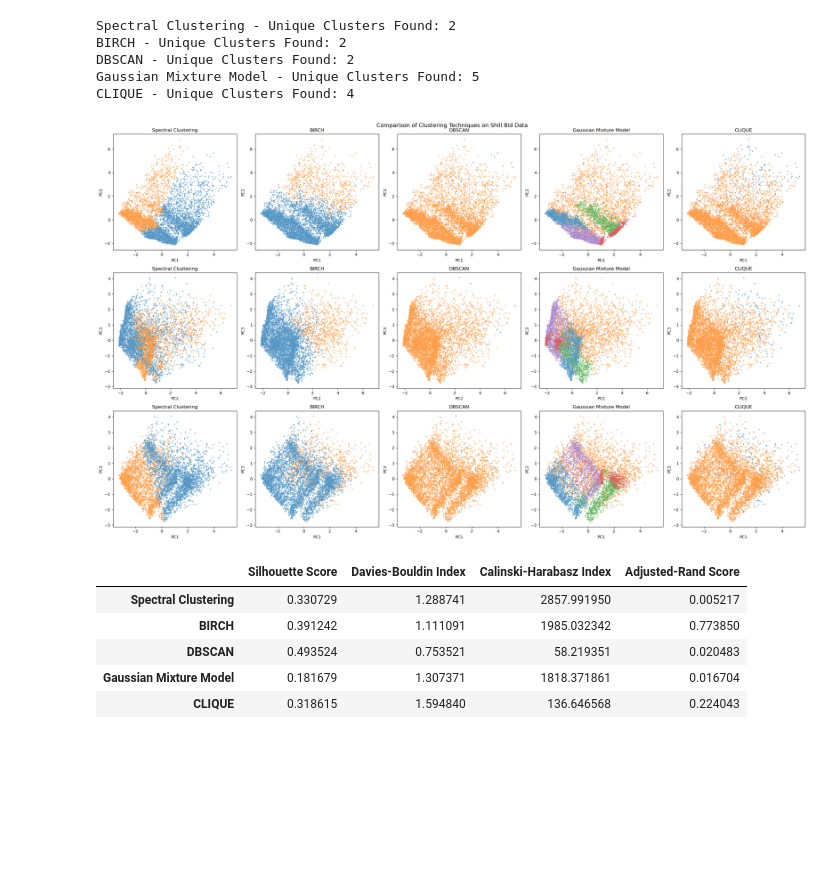
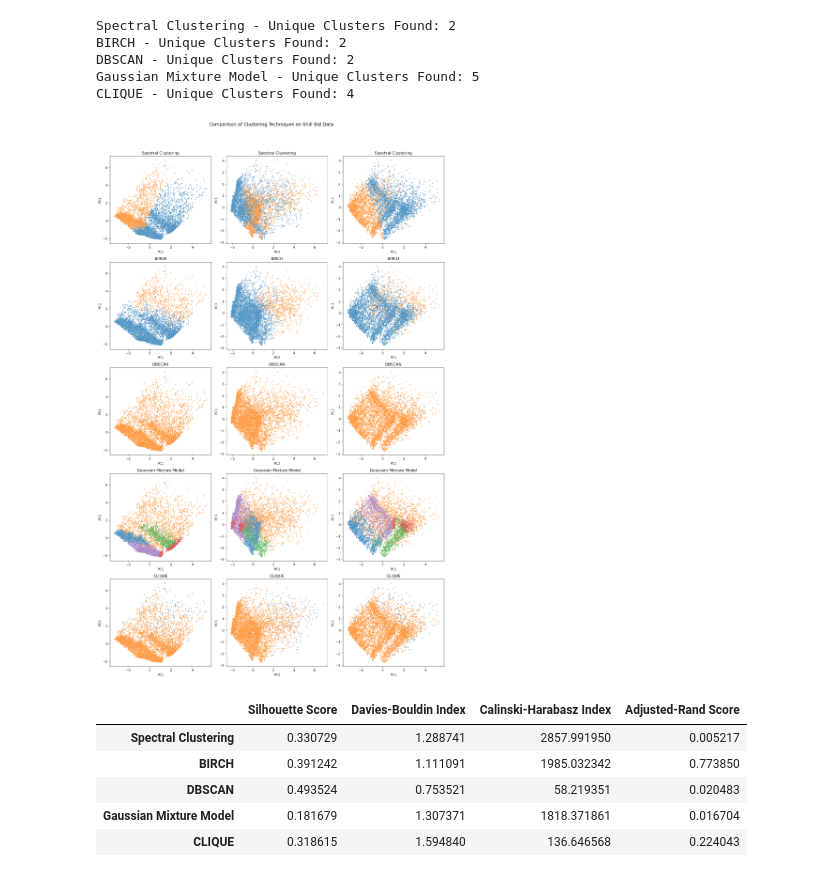
Before and after one commit to Jaee7777/UnsupML_group, a Jupyter notebook: src/ShillBidding.ipynb, the cells around one changed output. Saved outputs shown, nothing was run; the diff lists cells and outputs as text; code cells hidden in the pictures; blank space fills up the shorter version.

Commit message:
feat: add truth plots, reorder subplots for ease of copy pasting

```diff
--- a/src/ShillBidding.ipynb
+++ b/src/ShillBidding.ipynb
@@ -490,7 +490,7 @@ for name, labels in cluster_results.items():
 num_clusters = len(cluster_results)
 
 # Create subplots dynamically based on the number of clustering techniques
-fig, axes = plt.subplots(3, num_clusters, figsize=(5 * num_clusters, 15))
+fig, axes = plt.subplots(num_clusters, 3, figsize=(15, 5 * num_clusters))
 fig.suptitle("Comparison of Clustering Techniques on Shill Bid Data", fontsize=14)
 
 # If only one clustering method exists, make sure axes is iterable
@@ -519,40 +519,40 @@ for i, (name, labels) in enumerate(cluster_results.items()):
             y = df_pca_3d["PC3"]
             ylabel="PC3"
 
         else:
             x = df_pca_3d["PC1"]
             xlabel = "PC1"
 
             y = df_pca_3d["PC3"]
             ylabel="PC3"
 
         # Scatter plot for visualizing clustering on Recency vs Frequency
         sns.scatterplot(
             x=x,
             y=y,
 
             hue=labels,  # Color clusters by labels
             palette=palette,  # Use color palette based on unique labels
             alpha=0.7,  # Set transparency for better visibility
             s=8,  # Set point size
-            ax=axes[j, i]  # Assign plot to the respective subplot
+            ax=axes[i, j]  # Assign plot to the respective subplot
         )
 
         # Set plot title and axis labels
-        axes[j,i].set_title(f"{name}")
-        axes[j,i].set_xlabel(xlabel)
-        axes[j,i].set_ylabel(ylabel)
+        axes[i,j].set_title(f"{name}")
+        axes[i,j].set_xlabel(xlabel)
+        axes[i,j].set_ylabel(ylabel)
 
         # Remove legends from each subplot to avoid redundancy
-        axes[j, i].legend([], frameon=False)
+        axes[i, j].legend([], frameon=False)
 
 # Adjust layout to prevent overlapping labels
-plt.tight_layout()
+plt.tight_layout(rect=[0, 0.03, 1, 0.95])
 
 # Display the plots
 plt.show()
 # %% [output]
-[figure, old version]
+[figure, new version]
 # %%
 # Convert validation scores to DataFrame
 validation_df = pd.DataFrame(validation_scores).T
```
Also changed, not shown: parts of 4 cells of this notebook, 2 other files.
